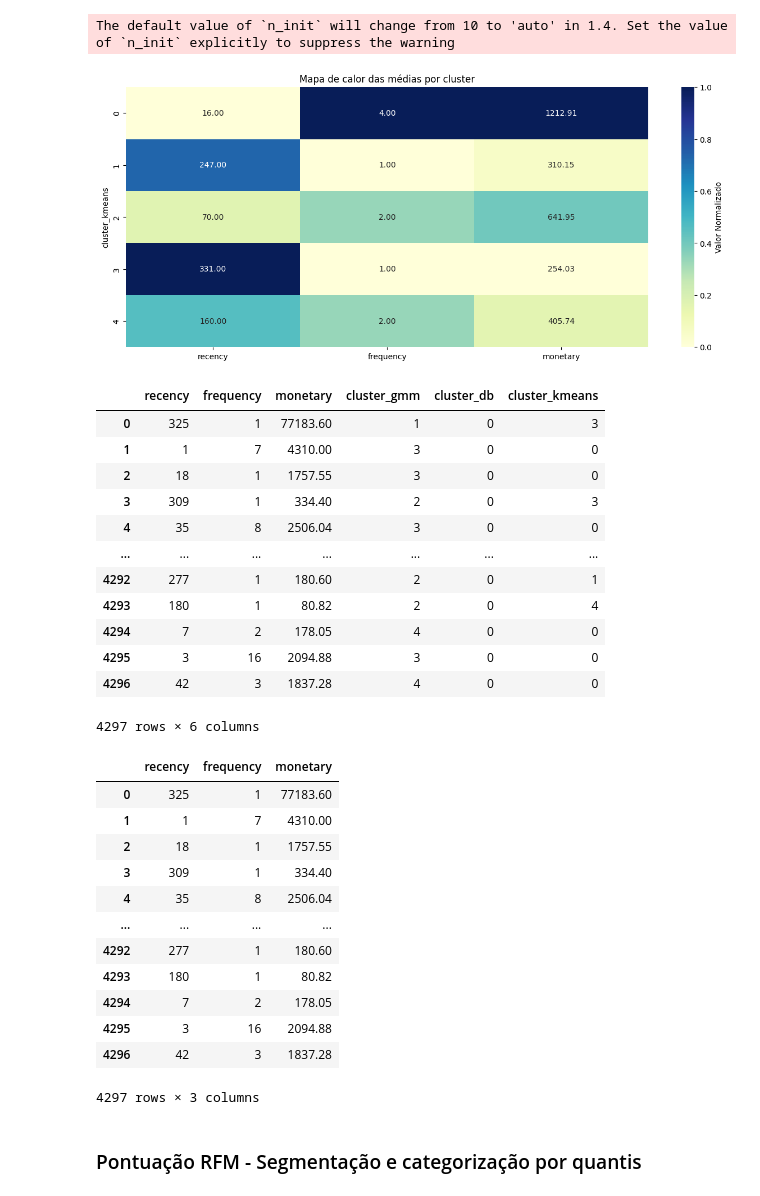
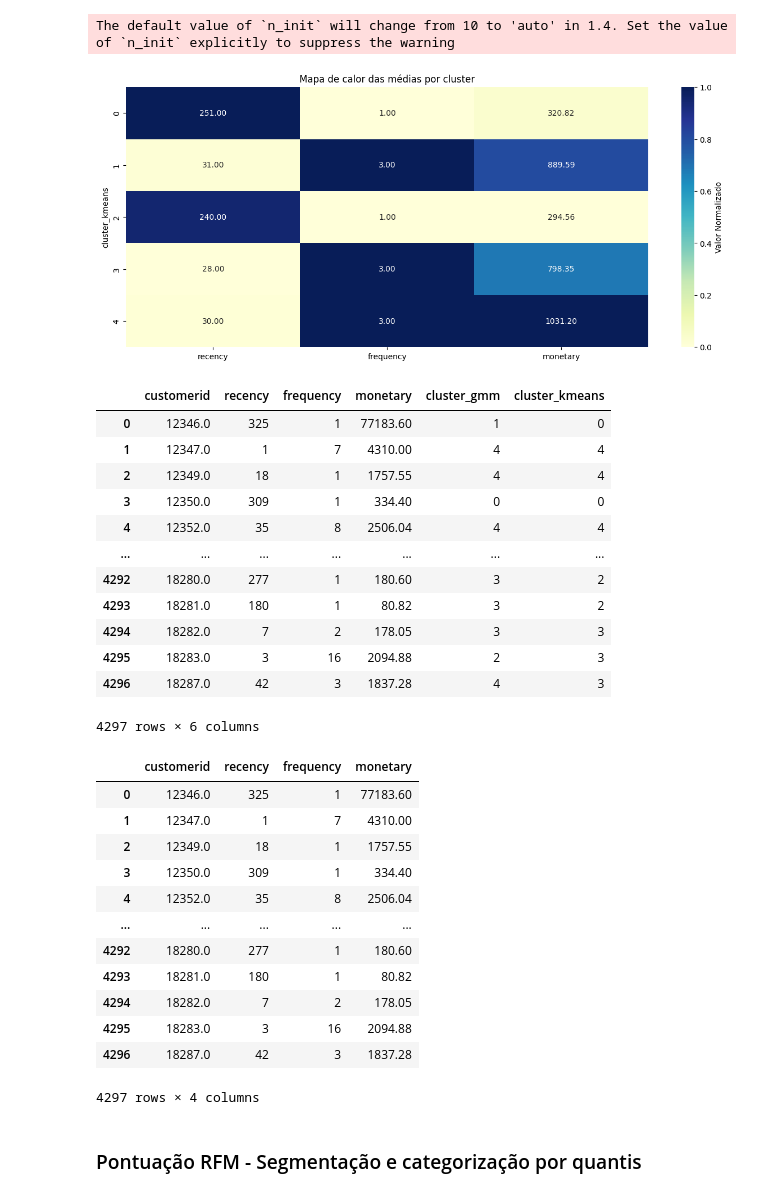
Before and after one commit to leandroneckel/aulas_data_science, a Jupyter notebook: Notebooks/Unidade 5/regras_associacao.ipynb, the cells around one changed output. Cells and saved outputs as stored; diff of their text form; code cells hidden in the pictures.

```diff
--- a/Notebooks/Unidade 5/regras_associacao.ipynb
+++ b/Notebooks/Unidade 5/regras_associacao.ipynb
@@ -431,7 +431,7 @@ rfm_data.describe()
 ### Modelos de misturas Gaussianos
 # %%
 from sklearn.preprocessing import MinMaxScaler
-dados_rfm = rfm_data.iloc[:,1:]
+dados_rfm = rfm_data.copy()
 scaler = MinMaxScaler()
 x = scaler.fit_transform(dados_rfm.values)
 from sklearn.mixture import GaussianMixture
@@ -528,40 +544,40 @@ sns.heatmap(normalized, annot=cluster_means, fmt='.2f', cmap="YlGnBu", cbar_kws=
 plt.title('Mapa de calor das médias por cluster')
 plt.show()
 # %% [output]
-[figure, old version]
+[figure, new version]
 # %%
 dados_rfm
 # %% [output]
-|  | recency | frequency | monetary | cluster_gmm | cluster_db | cluster_kmeans |
-| 0 | 325 | 1 | 77183.60 | 1 | 0 | 3 |
-| 1 | 1 | 7 | 4310.00 | 3 | 0 | 0 |
-| 2 | 18 | 1 | 1757.55 | 3 | 0 | 0 |
-| 3 | 309 | 1 | 334.40 | 2 | 0 | 3 |
-| 4 | 35 | 8 | 2506.04 | 3 | 0 | 0 |
+|  | customerid | recency | frequency | monetary | cluster_gmm | cluster_kmeans |
+| 0 | 12346.0 | 325 | 1 | 77183.60 | 1 | 0 |
+| 1 | 12347.0 | 1 | 7 | 4310.00 | 4 | 4 |
+| 2 | 12349.0 | 18 | 1 | 1757.55 | 4 | 4 |
+| 3 | 12350.0 | 309 | 1 | 334.40 | 0 | 0 |
+| 4 | 12352.0 | 35 | 8 | 2506.04 | 4 | 4 |
 | ... | ... | ... | ... | ... | ... | ... |
-| 4292 | 277 | 1 | 180.60 | 2 | 0 | 1 |
-| 4293 | 180 | 1 | 80.82 | 2 | 0 | 4 |
-| 4294 | 7 | 2 | 178.05 | 4 | 0 | 0 |
-| 4295 | 3 | 16 | 2094.88 | 3 | 0 | 0 |
-| 4296 | 42 | 3 | 1837.28 | 4 | 0 | 0 |
+| 4292 | 18280.0 | 277 | 1 | 180.60 | 3 | 2 |
+| 4293 | 18281.0 | 180 | 1 | 80.82 | 3 | 2 |
+| 4294 | 18282.0 | 7 | 2 | 178.05 | 3 | 3 |
+| 4295 | 18283.0 | 3 | 16 | 2094.88 | 2 | 3 |
+| 4296 | 18287.0 | 42 | 3 | 1837.28 | 4 | 3 |
 4297 rows × 6 columns
 # %%
-rfm = dados_rfm[['recency','frequency','monetary']]
+rfm = dados_rfm[['customerid','recency','frequency','monetary']]
 rfm
 # %% [output]
-|  | recency | frequency | monetary |
-| 0 | 325 | 1 | 77183.60 |
-| 1 | 1 | 7 | 4310.00 |
-| 2 | 18 | 1 | 1757.55 |
-| 3 | 309 | 1 | 334.40 |
-| 4 | 35 | 8 | 2506.04 |
-| ... | ... | ... | ... |
-| 4292 | 277 | 1 | 180.60 |
-| 4293 | 180 | 1 | 80.82 |
-| 4294 | 7 | 2 | 178.05 |
-| 4295 | 3 | 16 | 2094.88 |
-| 4296 | 42 | 3 | 1837.28 |
+|  | customerid | recency | frequency | monetary |
+| 0 | 12346.0 | 325 | 1 | 77183.60 |
+| 1 | 12347.0 | 1 | 7 | 4310.00 |
+| 2 | 12349.0 | 18 | 1 | 1757.55 |
+| 3 | 12350.0 | 309 | 1 | 334.40 |
+| 4 | 12352.0 | 35 | 8 | 2506.04 |
+| ... | ... | ... | ... | ... |
+| 4292 | 18280.0 | 277 | 1 | 180.60 |
+| 4293 | 18281.0 | 180 | 1 | 80.82 |
+| 4294 | 18282.0 | 7 | 2 | 178.05 |
+| 4295 | 18283.0 | 3 | 16 | 2094.88 |
+| 4296 | 18287.0 | 42 | 3 | 1837.28 |
-4297 rows × 3 columns
+4297 rows × 4 columns
 # %% [markdown]
 ### Pontuação RFM - Segmentação e categorização por quantis
 # %%
```
Also changed, not shown: parts of 21 cells of this notebook, 2 other files.
